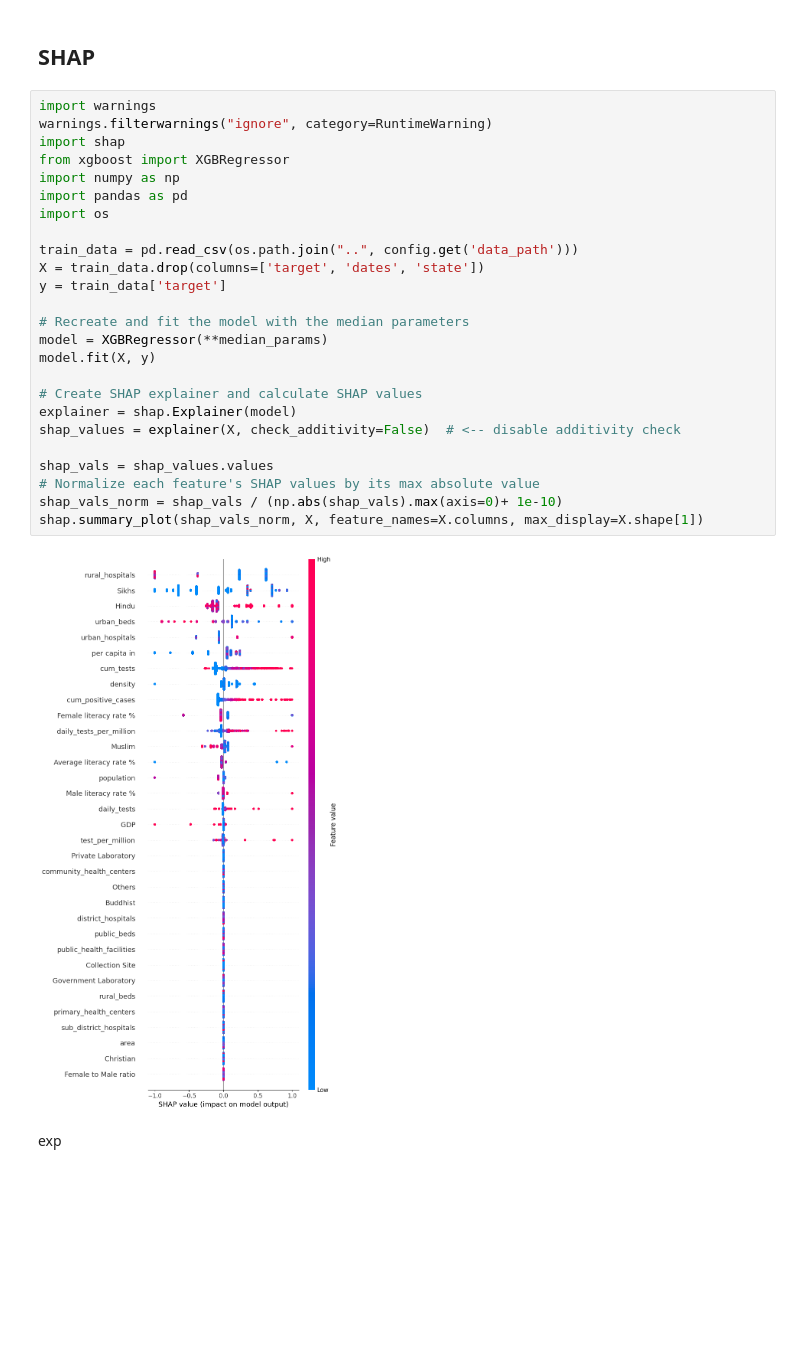
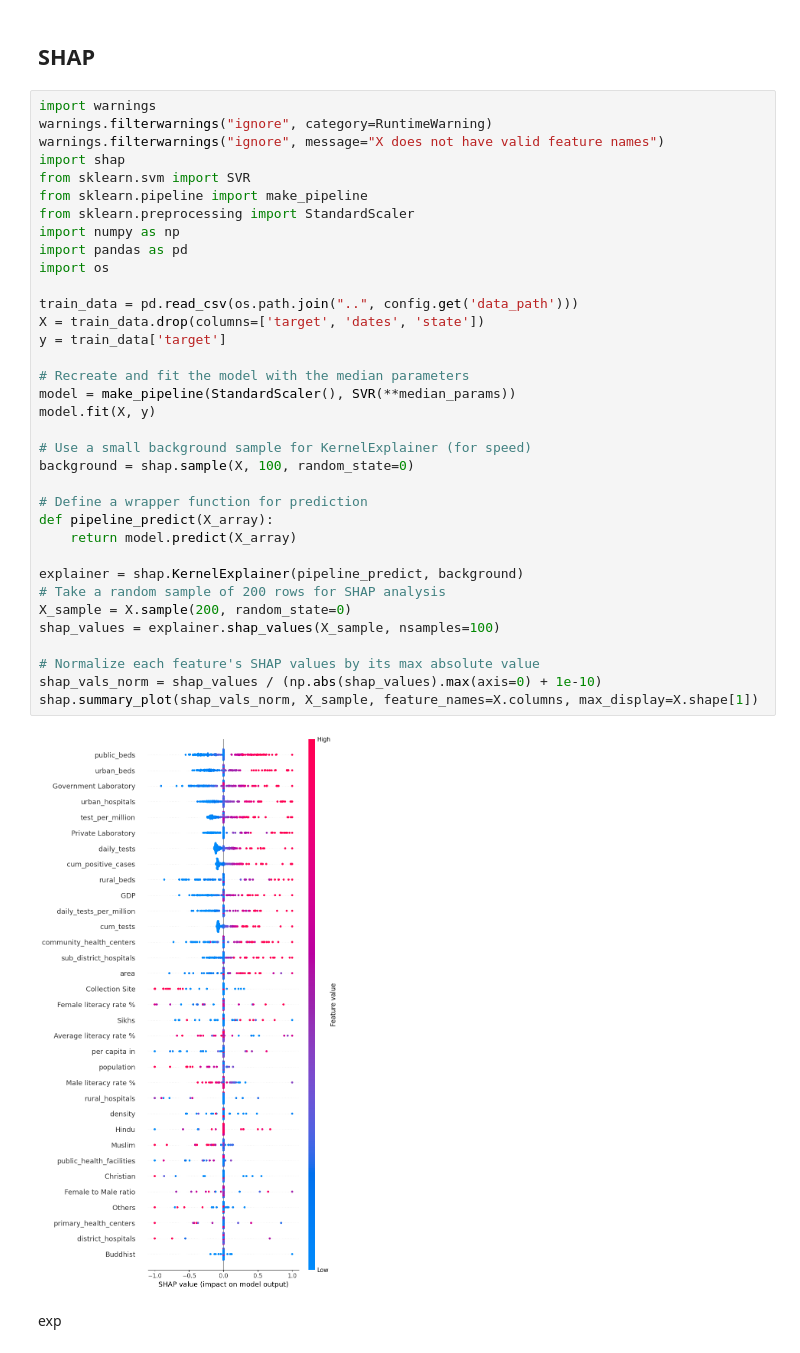
Before and after one commit to SwaneGhost/India_Covid_Prediction, a Jupyter notebook: Notebooks/ModelEvaluation.ipynb, the cells around one changed output. Drawn from its saved outputs; the diff is of its cells as text; blank space fills up the shorter version.

Commit message:
added run and analysis

```diff
--- a/Notebooks/ModelEvaluation.ipynb
+++ b/Notebooks/ModelEvaluation.ipynb
@@ -172,29 +175,39 @@ At each decision the model checks to see if a certain feature is higher or lower
 # %%
 import warnings
 warnings.filterwarnings("ignore", category=RuntimeWarning)
+warnings.filterwarnings("ignore", message="X does not have valid feature names")
 import shap
-from xgboost import XGBRegressor
+from sklearn.svm import SVR
+from sklearn.pipeline import make_pipeline
+from sklearn.preprocessing import StandardScaler
 import numpy as np
 import pandas as pd
 import os
 
 train_data = pd.read_csv(os.path.join("..", config.get('data_path')))
 X = train_data.drop(columns=['target', 'dates', 'state'])
 y = train_data['target']
 
 # Recreate and fit the model with the median parameters
-model = XGBRegressor(**median_params)
+model = make_pipeline(StandardScaler(), SVR(**median_params))
 model.fit(X, y)
 
-# Create SHAP explainer and calculate SHAP values
-explainer = shap.Explainer(model)
-shap_values = explainer(X, check_additivity=False)  # <-- disable additivity check
+# Use a small background sample for KernelExplainer (for speed)
+background = shap.sample(X, 100, random_state=0)
 
-shap_vals = shap_values.values
+# Define a wrapper function for prediction
+def pipeline_predict(X_array):
+    return model.predict(X_array)
+
+explainer = shap.KernelExplainer(pipeline_predict, background)
+# Take a random sample of 200 rows for SHAP analysis
+X_sample = X.sample(200, random_state=0)
+shap_values = explainer.shap_values(X_sample, nsamples=100)
+
 # Normalize each feature's SHAP values by its max absolute value
-shap_vals_norm = shap_vals / (np.abs(shap_vals).max(axis=0)+ 1e-10)
-shap.summary_plot(shap_vals_norm, X, feature_names=X.columns, max_display=X.shape[1])
+shap_vals_norm = shap_values / (np.abs(shap_values).max(axis=0) + 1e-10)
+shap.summary_plot(shap_vals_norm, X_sample, feature_names=X.columns, max_display=X.shape[1])
 # %% [output]
-[figure, old version]
+[figure, new version]
 # %% [markdown]
 exp
```
Also changed, not shown: parts of 4 cells of this notebook, 12 other files.
